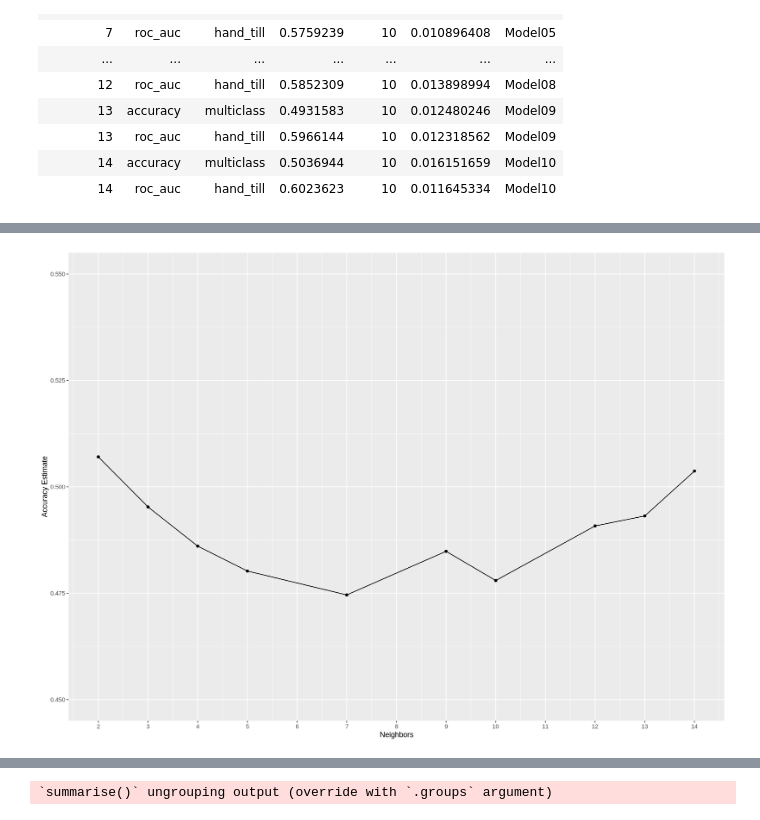
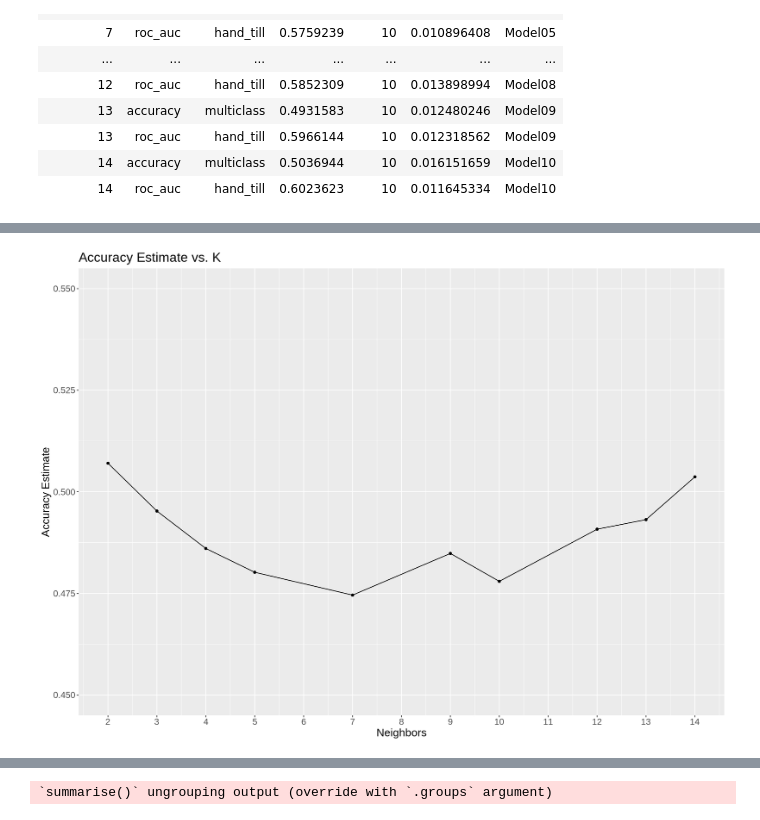
Before and after one commit to allisonml/DSCI-Proposal, a Jupyter notebook: project_proposal.ipynb, the cells around one changed output, grey strips where cells are left out. Cells and saved outputs as stored; diff of their text form; code cells hidden in the pictures.

```diff
--- a/project_proposal.ipynb
+++ b/project_proposal.ipynb
@@ -448,18 +521,20 @@ A tibble: 20 × 7
 # %%
 accuracies <- knn_results %>%
        filter(.metric == "accuracy")
 
 accuracy_versus_k <- ggplot(accuracies, aes(x = neighbors, y = mean))+
        geom_point() +
        geom_line() +
+       theme(text = element_text(size = 16)) +
        labs(x = "Neighbors", y = "Accuracy Estimate") +
+       ggtitle("Accuracy Estimate vs. K") +
        scale_x_continuous(breaks = seq(0, 20, by = 1)) +  # adjusting the x-axis
        scale_y_continuous(limits = c(0.45, 0.55)) # adjusting the y-axis
 
 
 accuracy_versus_k
 # %% [output]
-[figure, old version]
+[figure, new version]
 # %%
 set.seed(2341)
 
```
Also changed, not shown: parts of 33 cells of this notebook.
